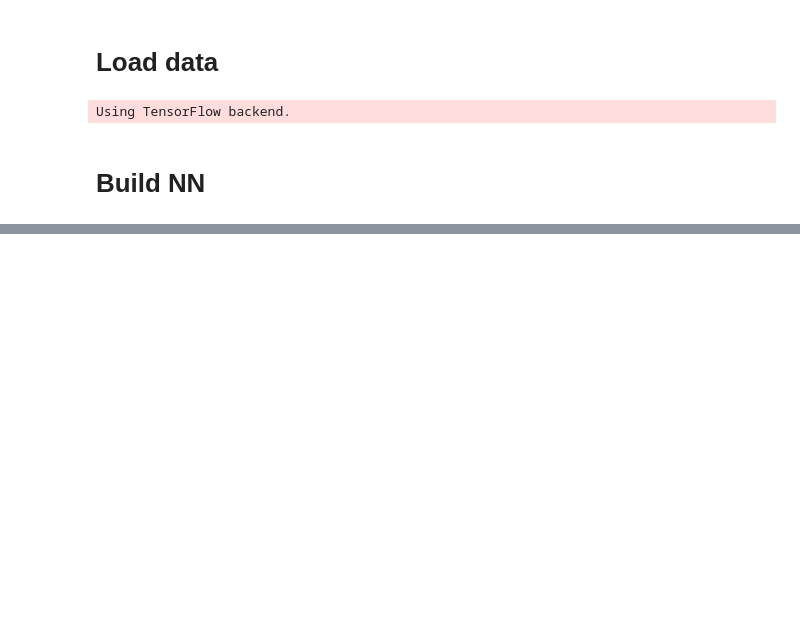
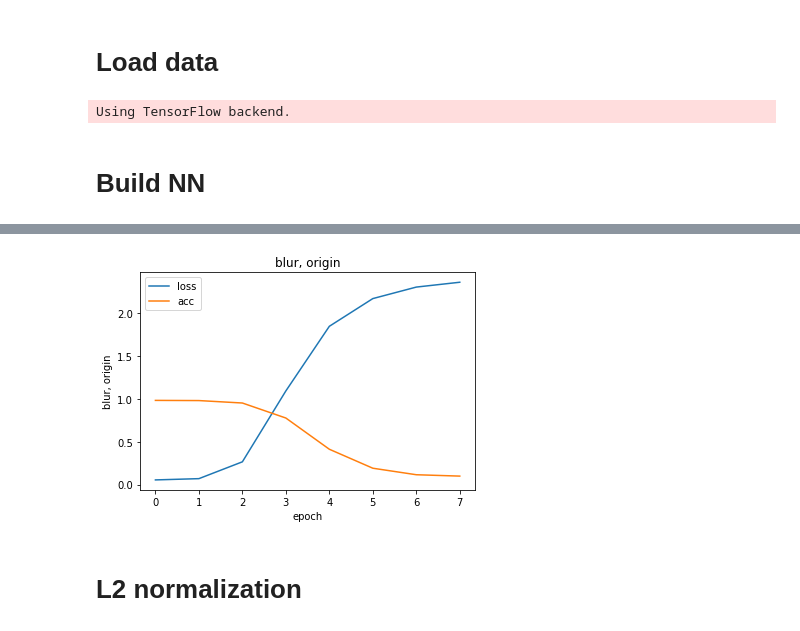
Before and after one commit to amyxie361/CS680, a Jupyter notebook: ass4/ass4.ipynb, the cells around one changed output, grey strips where cells are left out. Drawn from its saved outputs; the diff is of its cells as text; code cells hidden in the pictures; blank space fills up the shorter version.

```diff
--- a/ass4/ass4.ipynb
+++ b/ass4/ass4.ipynb
@@ -101 +194,7 @@ def plot_img(Y1, Y2, title):
+# %%
+plot_img(blur_loss, blur_acc,'blur, origin', legend=['loss','acc'])
+# %% [output]
+[figure, added]
+# %% [markdown]
+# L2 normalization
 # %%
```
Also changed, not shown: parts of 32 cells of this notebook.
